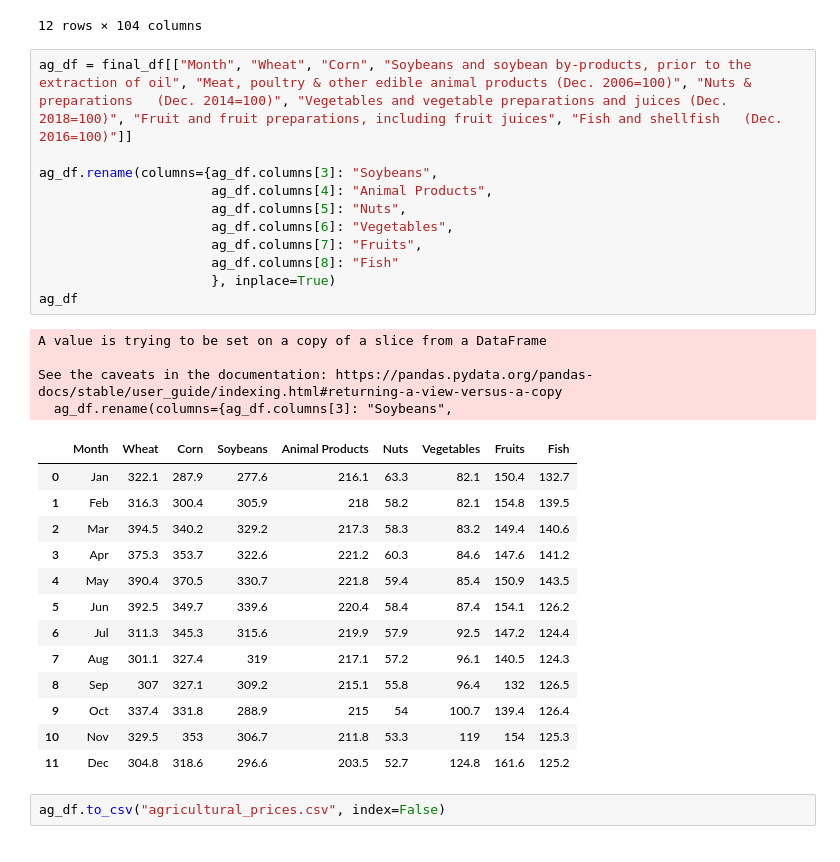
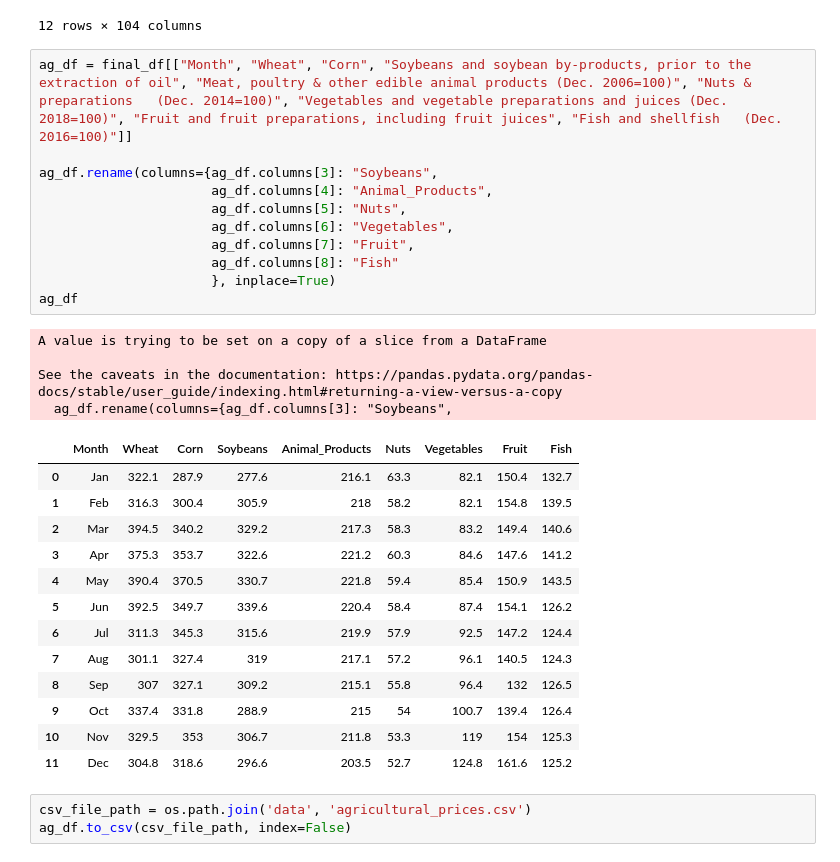
Before and after one commit to bengoh815/maddata2024, a Jupyter notebook: MarketTrade.ipynb, the cells around one changed output. Saved outputs shown, nothing was run; the diff lists cells and outputs as text.

```diff
--- a/MarketTrade.ipynb
+++ b/MarketTrade.ipynb
@@ -323,20 +337,20 @@ Aerospace   (Dec. 2019=100): 103
 # %%
 ag_df = final_df[["Month", "Wheat", "Corn", "Soybeans and soybean by-products, prior to the extraction of oil", "Meat, poultry & other edible animal products (Dec. 2006=100)", "Nuts & preparations   (Dec. 2014=100)", "Vegetables and vegetable preparations and juices (Dec. 2018=100)", "Fruit and fruit preparations, including fruit juices", "Fish and shellfish   (Dec. 2016=100)"]]
 
 ag_df.rename(columns={ag_df.columns[3]: "Soybeans",
-                      ag_df.columns[4]: "Animal Products",
+                      ag_df.columns[4]: "Animal_Products",
                       ag_df.columns[5]: "Nuts",
                       ag_df.columns[6]: "Vegetables",
-                      ag_df.columns[7]: "Fruits",
+                      ag_df.columns[7]: "Fruit",
                       ag_df.columns[8]: "Fish"
                       }, inplace=True)
 ag_df
 # %% [output]
 A value is trying to be set on a copy of a slice from a DataFrame
 
 See the caveats in the documentation: https://pandas.pydata.org/pandas-docs/stable/user_guide/indexing.html#returning-a-view-versus-a-copy
   ag_df.rename(columns={ag_df.columns[3]: "Soybeans",
-|  | Month | Wheat | Corn | Soybeans | Animal Products | Nuts | Vegetables | Fruits | Fish |
+|  | Month | Wheat | Corn | Soybeans | Animal_Products | Nuts | Vegetables | Fruit | Fish |
 | 0 | Jan | 322.1 | 287.9 | 277.6 | 216.1 | 63.3 | 82.1 | 150.4 | 132.7 |
 | 1 | Feb | 316.3 | 300.4 | 305.9 | 218 | 58.2 | 82.1 | 154.8 | 139.5 |
 | 2 | Mar | 394.5 | 340.2 | 329.2 | 217.3 | 58.3 | 83.2 | 149.4 | 140.6 |
@@ -349,5 +363,6 @@ See the caveats in the documentation: https://pandas.pydata.org/pandas-docs/stab
 | 9 | Oct | 337.4 | 331.8 | 288.9 | 215 | 54 | 100.7 | 139.4 | 126.4 |
 | 10 | Nov | 329.5 | 353 | 306.7 | 211.8 | 53.3 | 119 | 154 | 125.3 |
 | 11 | Dec | 304.8 | 318.6 | 296.6 | 203.5 | 52.7 | 124.8 | 161.6 | 125.2 |
-# %%
-ag_df.to_csv("agricultural_prices.csv", index=False)
+# %%
+csv_file_path = os.path.join('data', 'agricultural_prices.csv')
+ag_df.to_csv(csv_file_path, index=False)
```
Also changed, not shown: parts of 3 cells of this notebook, 1 other file.
